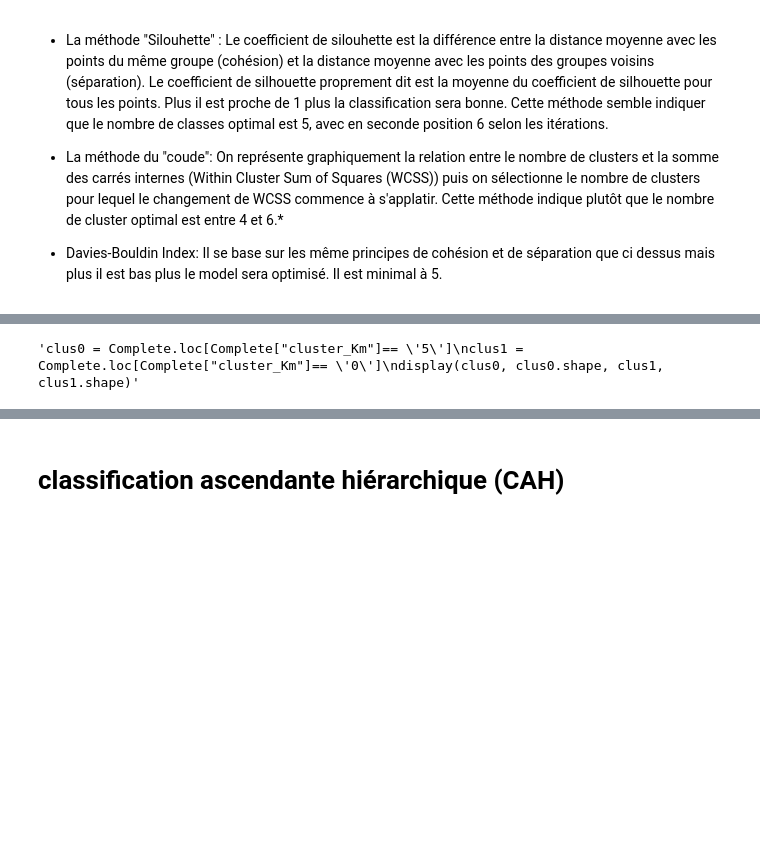
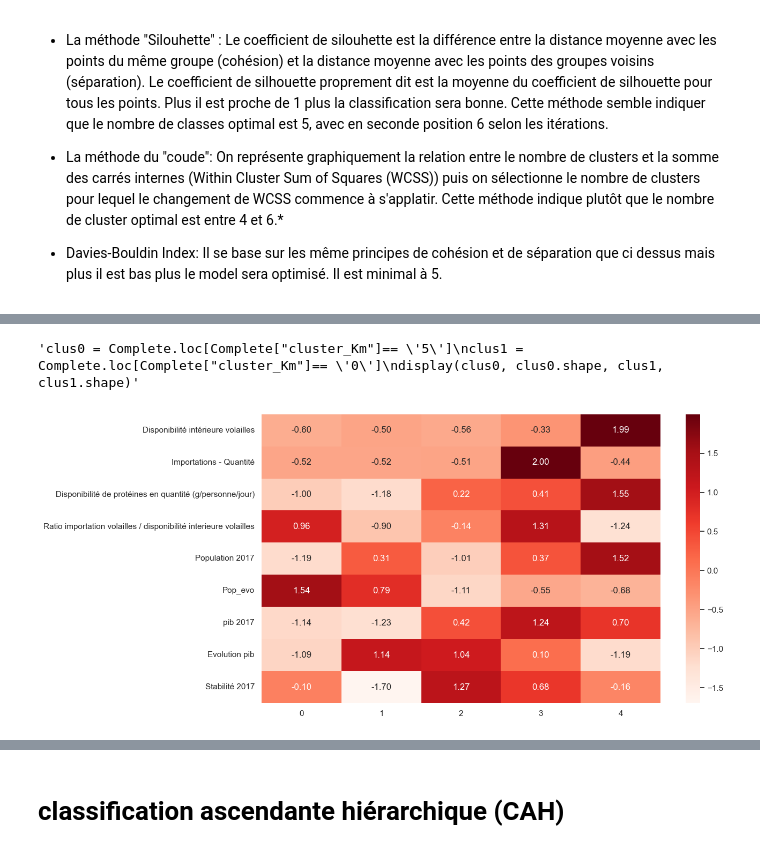
Before and after one commit to BahiaB/DA-P9, a Jupyter notebook: clustering.ipynb, the cells around one changed output, grey strips where cells are left out. Saved outputs shown, nothing was run; the diff lists cells and outputs as text; code cells hidden in the pictures; blank space fills up the shorter version.

```diff
--- a/clustering.ipynb
+++ b/clustering.ipynb
@@ -276,15 +237,22 @@ plt.show()
 # %%
 centroides = Complete.groupby(["cluster_Km"]).mean().reset_index()
 display(centroides)
 
+plt.figure(figsize=(12,7))
+map_centroides= preprocessing.StandardScaler().fit_transform(centroides.iloc[:,1:])
+map_centroides= pd.DataFrame(map_centroides)
+map_centroides =map_centroides.T
+map_centroides.index = centroides.columns[1:]
+sns.heatmap(map_centroides, annot=True, cmap="Reds", fmt="0.2f")
 '''clus0 = Complete.loc[Complete["cluster_Km"]== '5']
 clus1 = Complete.loc[Complete["cluster_Km"]== '0']
 display(clus0, clus0.shape, clus1, clus1.shape)'''
 # %% [output]
 |  | cluster_Km | Disponibilité intérieure volailles | Importations - Quantité | Disponibilité de protéines en qua... | Ratio importation volailles / dis... | ... |
 | 0 | 0 | 55.548387 | 40.935484 | 4.331935 | 0.898055 | ... |
 | 1 | 1 | 581.732143 | 41.875000 | 3.406071 | 0.142753 | ... |
 | 2 | 2 | 276.870968 | 44.161290 | 10.805323 | 0.451392 | ... |
 | 3 | 3 | 1537.600000 | 718.400000 | 11.802000 | 1.040009 | ... |
 | 4 | 4 | 14124.000000 | 63.000000 | 17.805000 | 0.003517 | ... |
 'clus0 = Complete.loc[Complete["cluster_Km"]== \'5\']\nclus1 = Complete.loc[Complete["cluster_Km"]== \'0\']\ndisplay(clus0, clus0.shape, clus1, clus1.shape)'
+[figure, added]
```
Also changed, not shown: parts of 21 cells of this notebook, 2 other files.
